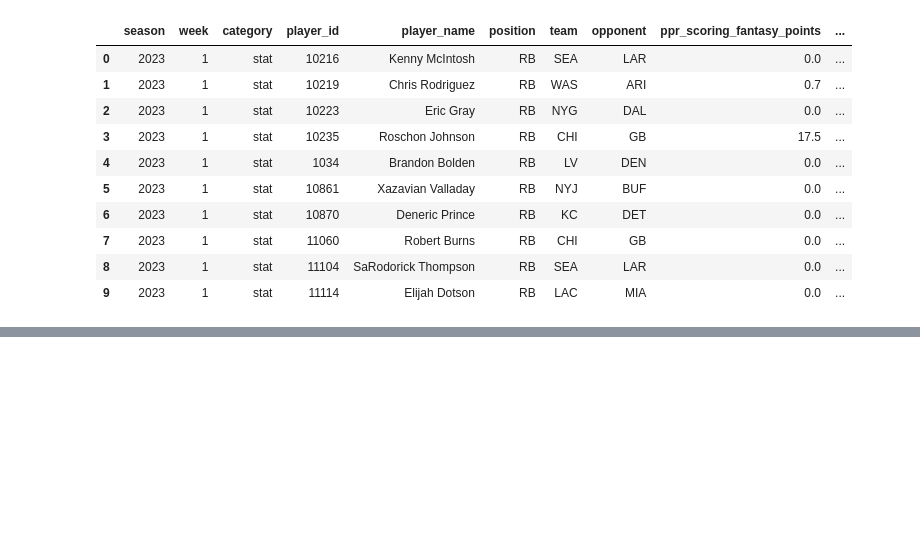
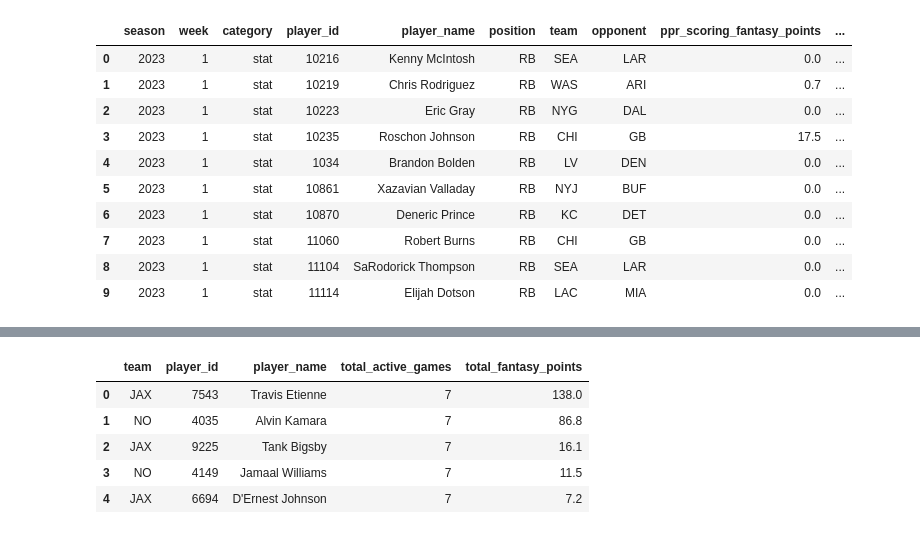
Before and after one commit to vingkan/fantasy-data-pond, a Jupyter notebook: notebooks/running_back_analysis.ipynb, the cells around one changed output, grey strips where cells are left out. Drawn from its saved outputs; the diff is of its cells as text; code cells hidden in the pictures; blank space fills up the shorter version.

```diff
--- a/notebooks/running_back_analysis.ipynb
+++ b/notebooks/running_back_analysis.ipynb
@@ -138,0 +133,37 @@ con.execute(query).fetchdf()
+# %%
+query = """
+CREATE OR REPLACE TEMP VIEW rusher_season_total_view AS
+SELECT
+    team,
+    player_id,
+    MAX(player_name) AS player_name,
+    COUNT(DISTINCT game_id) AS total_active_games,
+    SUM(ppr_scoring_fantasy_points) AS total_fantasy_points
+FROM player_week_data
+WHERE
+    category = 'stat'
+    AND season = 2023
+    AND position = 'RB'
+    AND active_games > 0
+GROUP BY
+    team,
+    player_id
+ORDER BY
+    total_active_games DESC,
+    total_fantasy_points DESC
+"""
+con.sql(query)
+
+query = """
+SELECT *
+FROM rusher_season_total_view
+LIMIT 5
+"""
+con.execute(query).fetchdf()
+# %% [output]
+|  | team | player_id | player_name | total_active_games | total_fantasy_points |
+| 0 | JAX | 7543 | Travis Etienne | 7 | 138.0 |
+| 1 | NO | 4035 | Alvin Kamara | 7 | 86.8 |
+| 2 | JAX | 9225 | Tank Bigsby | 7 | 16.1 |
+| 3 | NO | 4149 | Jamaal Williams | 7 | 11.5 |
+| 4 | JAX | 6694 | D'Ernest Johnson | 7 | 7.2 |
```
Also changed, not shown: parts of 6 cells of this notebook, 1 other file.
